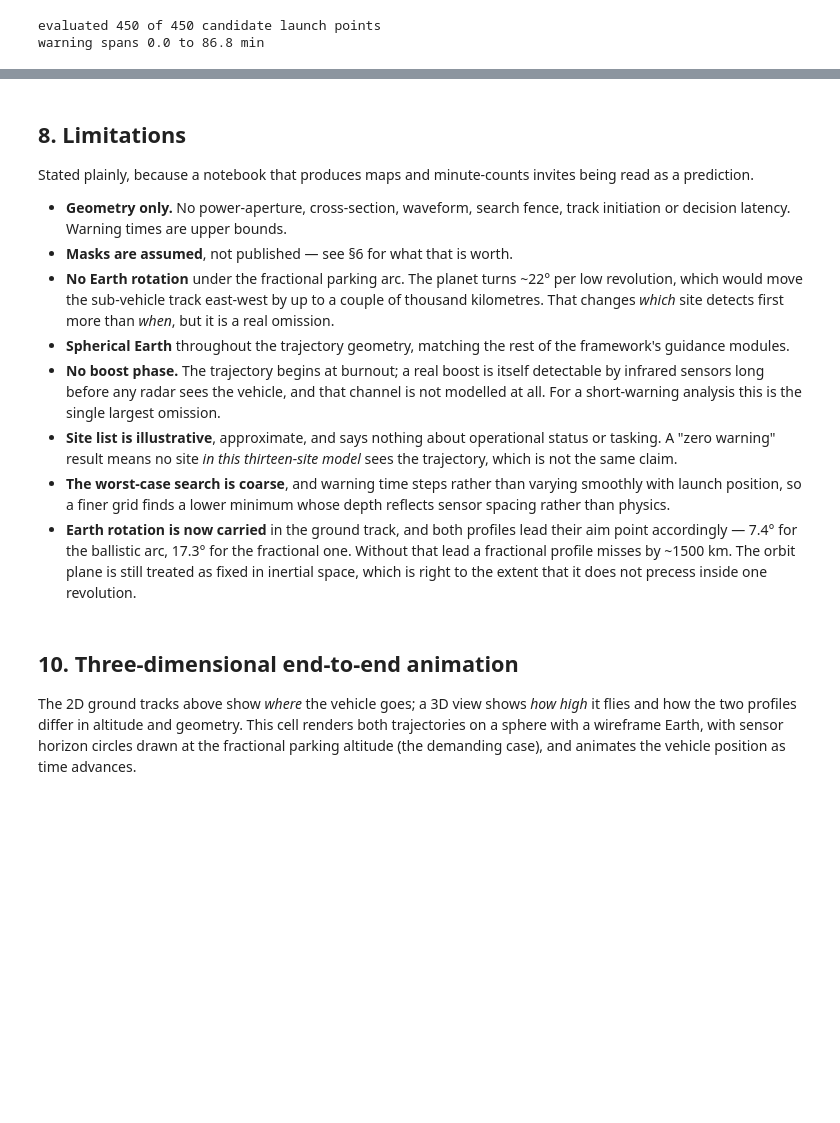
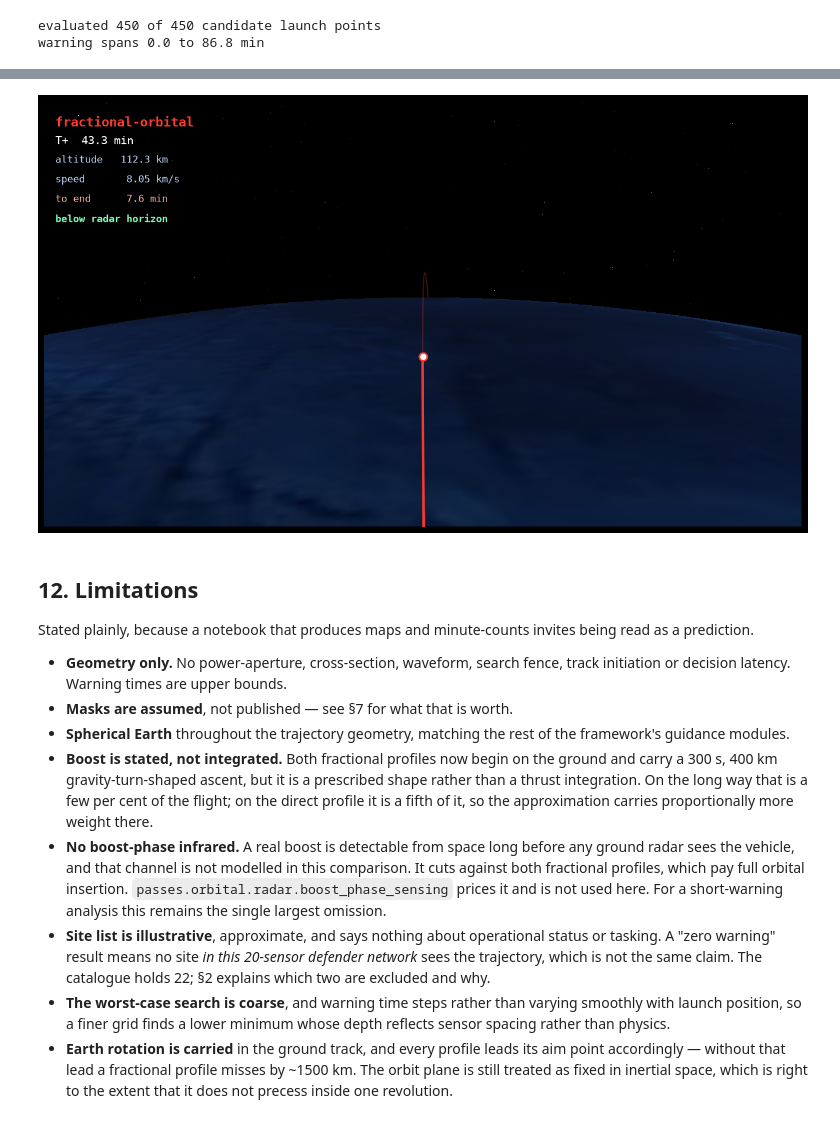
Before and after one commit to ethank5149/Parameterized-AeroStructural-State-Estimation-Sandbox, a Jupyter notebook: notebooks/fobs-warning-analysis.ipynb, the cells around one changed output, grey strips where cells are left out. Cells and saved outputs as stored; diff of their text form; code cells hidden in the pictures; blank space fills up the shorter version.

```diff
--- a/notebooks/fobs-warning-analysis.ipynb
+++ b/notebooks/fobs-warning-analysis.ipynb
@@ -574,0 +768,34 @@ baseline package unchanged: parking_altitude_m = 150,000
+# %%
+worst = fobs_trajectory(best, TARGET, parking_altitude=PARKING_ALTITUDE,
+                        samples=700, earth_rotation=EARTH_ROTATION)
+worst_coverage = coverage(worst.times, worst.altitudes, worst.subpoints, sites)
+worst_history = SimulationHistory.from_trajectory(worst, R)
+
+animator = TrajectoryAnimator(
+    worst_history,
+    texture=TEXTURE, body_radius=R,
+    rig=ChaseRig(),
+    style=SceneStyle(track="#FF3B30"),
+    sites=sites,
+    coverage=worst_coverage,
+    markers={"aimpoint": (target_xyz, dict(s=260, marker="*", c="#FFD166",
+                                           edgecolors="black", linewidths=1.0, zorder=6))},
+    width=1280, height=720, backend=BACKEND,
+)
+path = animator.render_sequence("worst_case_chase.mp4", n_frames=120, fps=20)
+
+grid = animator.times(120)
+assert grid[0] == worst_history.times[0] and grid[-1] == worst_history.times[-1]
+# "Never detected" is the point of a worst case, so say that rather than
+# printing a nan the reader has to interpret.
+warning = (f"{worst_coverage.warning_time/60:.1f} min, first seen by "
+           f"{worst_coverage.first_detecting_site}"
+           if worst_coverage.detected
+           else f"never detected by any of the {len(sites)} defender sensors")
+print(f"{path}  {path.stat().st_size/1e6:.2f} MB")
+print(f"launch {np.rad2deg(best.latitude):+.0f} N {np.rad2deg(best.longitude):+.0f} E, "
+      f"flight {worst.flight_time/60:.1f} min, warning: {warning}")
+
+figure, frame = animator.figure_at(0.85 * worst.flight_time)
+plt.show()
+# %% [output]
@@ -575,5 +804,6 @@ baseline package unchanged: parking_altitude_m = 150,000
+[figure, added]
 # %% [markdown]
-## 8. Limitations
+## 12. Limitations
 
 Stated plainly, because a notebook that produces maps and minute-counts
 invites being read as a prediction.
@@ -581,35 +811,30 @@ invites being read as a prediction.
 - **Geometry only.** No power-aperture, cross-section, waveform, search
   fence, track initiation or decision latency. Warning times are upper
   bounds.
-- **Masks are assumed**, not published — see §6 for what that is worth.
-- **No Earth rotation** under the fractional parking arc. The planet turns
-  ~22° per low revolution, which would move the sub-vehicle track east-west
-  by up to a couple of thousand kilometres. That changes *which* site
-  detects first more than *when*, but it is a real omission.
+- **Masks are assumed**, not published — see §7 for what that is worth.
 - **Spherical Earth** throughout the trajectory geometry, matching the rest
   of the framework's guidance modules.
-- **No boost phase.** The trajectory begins at burnout; a real boost is
-  itself detectable by infrared sensors long before any radar sees the
-  vehicle, and that channel is not modelled at all. For a short-warning
-  analysis this is the single largest omission.
+- **Boost is stated, not integrated.** Both fractional profiles now begin on
+  the ground and carry a 300 s, 400 km gravity-turn-shaped ascent, but it is
+  a prescribed shape rather than a thrust integration. On the long way that
+  is a few per cent of the flight; on the direct profile it is a fifth of
+  it, so the approximation carries proportionally more weight there.
+- **No boost-phase infrared.** A real boost is detectable from space long
+  before any ground radar sees the vehicle, and that channel is not modelled
+  in this comparison. It cuts against both fractional profiles, which pay
+  full orbital insertion. `passes.orbital.radar.boost_phase_sensing` prices
+  it and is not used here. For a short-warning analysis this remains the
+  single largest omission.
 - **Site list is illustrative**, approximate, and says nothing about
   operational status or tasking. A "zero warning" result means no site *in
-  this thirteen-site model* sees the trajectory, which is not the same
-  claim.
+  this 20-sensor defender network* sees the trajectory, which is not the
+  same claim. The catalogue holds 22; §2 explains which two are excluded and
+  why.
 - **The worst-case search is coarse**, and warning time steps rather than
   varying smoothly with launch position, so a finer grid finds a lower
   minimum whose depth reflects sensor spacing rather than physics.
-- **Earth rotation is now carried** in the ground track, and both profiles
-  lead their aim point accordingly — 7.4° for the ballistic arc, 17.3° for
-  the fractional one. Without that lead a fractional profile misses by
-  ~1500 km. The orbit plane is still treated as fixed in inertial space,
+- **Earth rotation is carried** in the ground track, and every profile leads
+  its aim point accordingly — without that lead a fractional profile misses
+  by ~1500 km. The orbit plane is still treated as fixed in inertial space,
   which is right to the extent that it does not precess inside one
   revolution.
-# %% [markdown]
-## 10. Three-dimensional end-to-end animation
-
-The 2D ground tracks above show *where* the vehicle goes; a 3D view shows
-*how high* it flies and how the two profiles differ in altitude and geometry.
-This cell renders both trajectories on a sphere with a wireframe Earth,
-with sensor horizon circles drawn at the fractional parking altitude (the
-demanding case), and animates the vehicle position as time advances.
```
Also changed, not shown: parts of 27 cells of this notebook, 23 other files.
